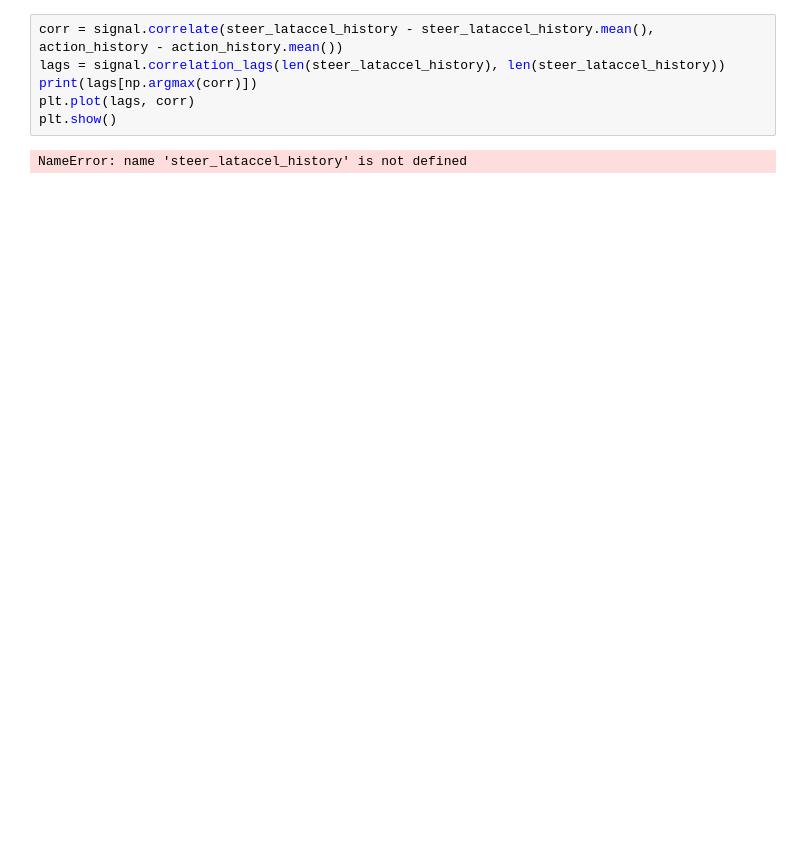
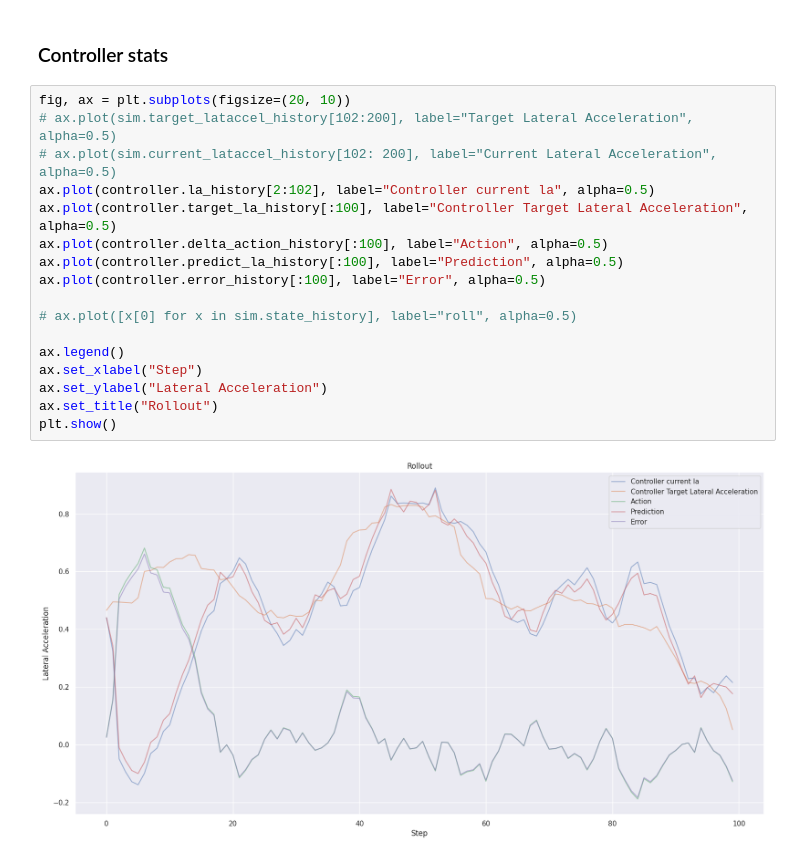
Before and after one commit to commaai/controls_challenge, a Jupyter notebook: experiment.ipynb, the cells around one changed output. Cells and saved outputs as stored; diff of their text form; blank space fills up the shorter version.

```diff
--- a/experiment.ipynb
+++ b/experiment.ipynb
@@ -41,11 +42,24 @@ plot_rollout(sim)
-# %%
-corr = signal.correlate(steer_lataccel_history - steer_lataccel_history.mean(), action_history - action_history.mean())
-lags = signal.correlation_lags(len(steer_lataccel_history), len(steer_lataccel_history))
-print(lags[np.argmax(corr)])
-plt.plot(lags, corr)
-plt.show()
-# %% [output]
-NameError: name 'steer_lataccel_history' is not defined
+# %% [markdown]
+### Controller stats
+# %%
+fig, ax = plt.subplots(figsize=(20, 10))
+# ax.plot(sim.target_lataccel_history[102:200], label="Target Lateral Acceleration", alpha=0.5)
+# ax.plot(sim.current_lataccel_history[102: 200], label="Current Lateral Acceleration", alpha=0.5)
+ax.plot(controller.la_history[2:102], label="Controller current la", alpha=0.5)
+ax.plot(controller.target_la_history[:100], label="Controller Target Lateral Acceleration", alpha=0.5)
+ax.plot(controller.delta_action_history[:100], label="Action", alpha=0.5)
+ax.plot(controller.predict_la_history[:100], label="Prediction", alpha=0.5)
+ax.plot(controller.error_history[:100], label="Error", alpha=0.5)
+
+# ax.plot([x[0] for x in sim.state_history], label="roll", alpha=0.5)
+
+ax.legend()
+ax.set_xlabel("Step")
+ax.set_ylabel("Lateral Acceleration")
+ax.set_title("Rollout")
+plt.show()
+# %% [output]
+[figure, added]
 # %%
 def linear_lsq(x, y, lag):
     length = len(x)
```
Also changed, not shown: parts of 11 cells of this notebook, 4 other files.
